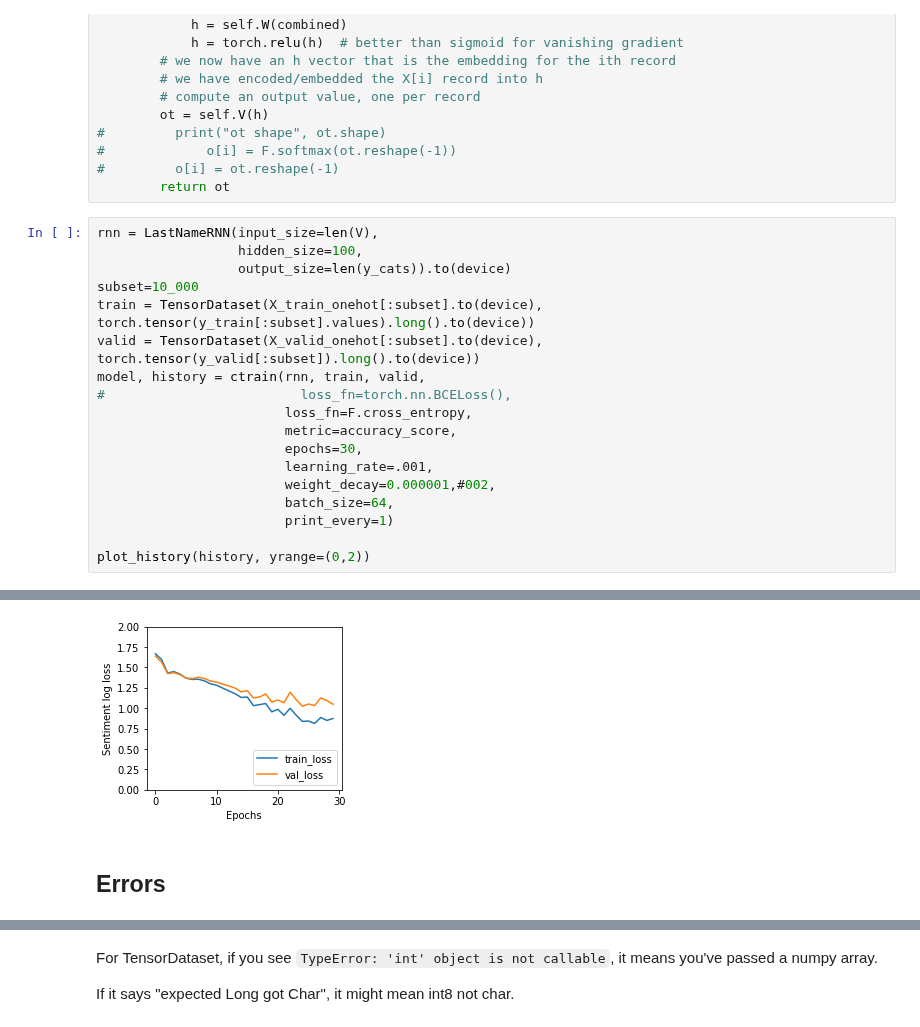
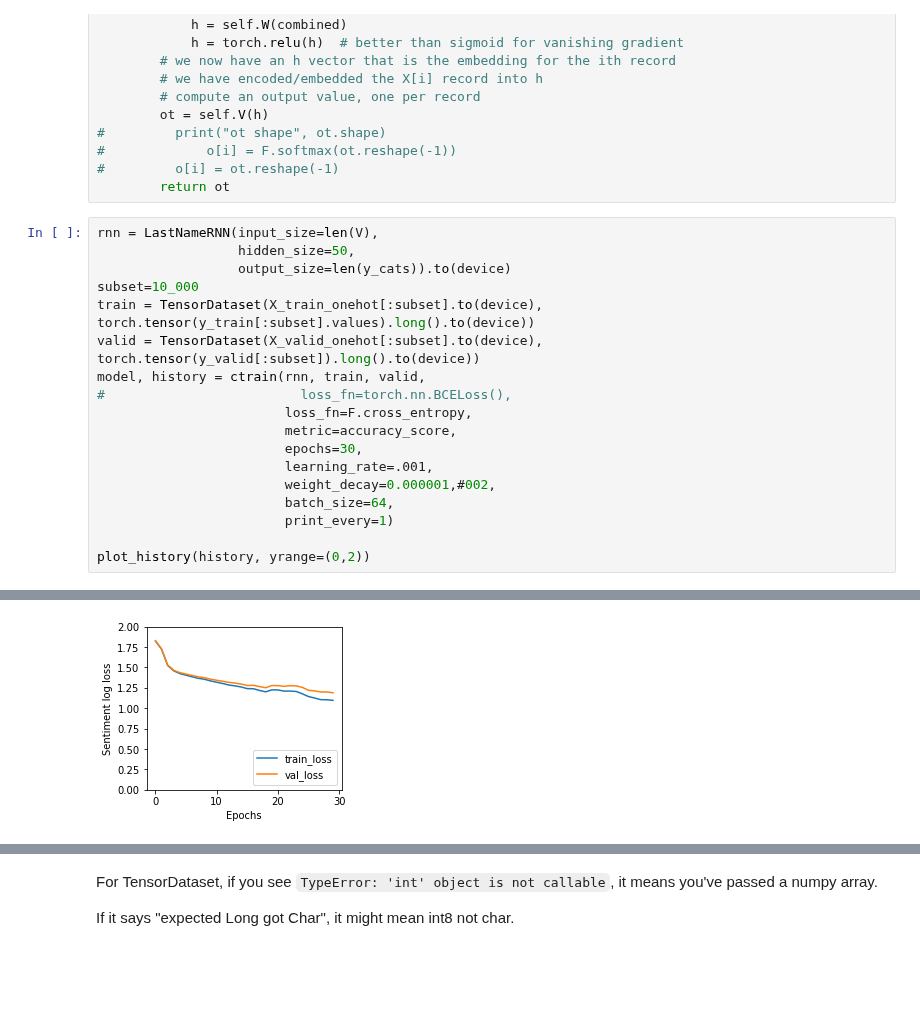
Before and after one commit to parrt/playdl, a Jupyter notebook: notebooks/RNN-lastname.ipynb, the cells around one changed output, grey strips where cells are left out. Drawn from its saved outputs; the diff is of its cells as text; blank space fills up the shorter version.

```diff
--- a/notebooks/RNN-lastname.ipynb
+++ b/notebooks/RNN-lastname.ipynb
@@ -433,7 +433,7 @@ class LastNameRNN(nn.Module):
         return ot
 # %%
 rnn = LastNameRNN(input_size=len(V),
-                  hidden_size=100,
+                  hidden_size=50,
                   output_size=len(y_cats)).to(device)
 subset=10_000
 train = TensorDataset(X_train_onehot[:subset].to(device), torch.tensor(y_train[:subset].values).long().to(device))
@@ -470,3 +470 @@ Epoch  29 loss  0.8747,  1.0488   function 0.754, 0.713
-[figure, old version]
+[figure, new version]
-# %% [markdown]
-## Errors
```
Also changed, not shown: parts of 11 cells of this notebook, 1 other file.
